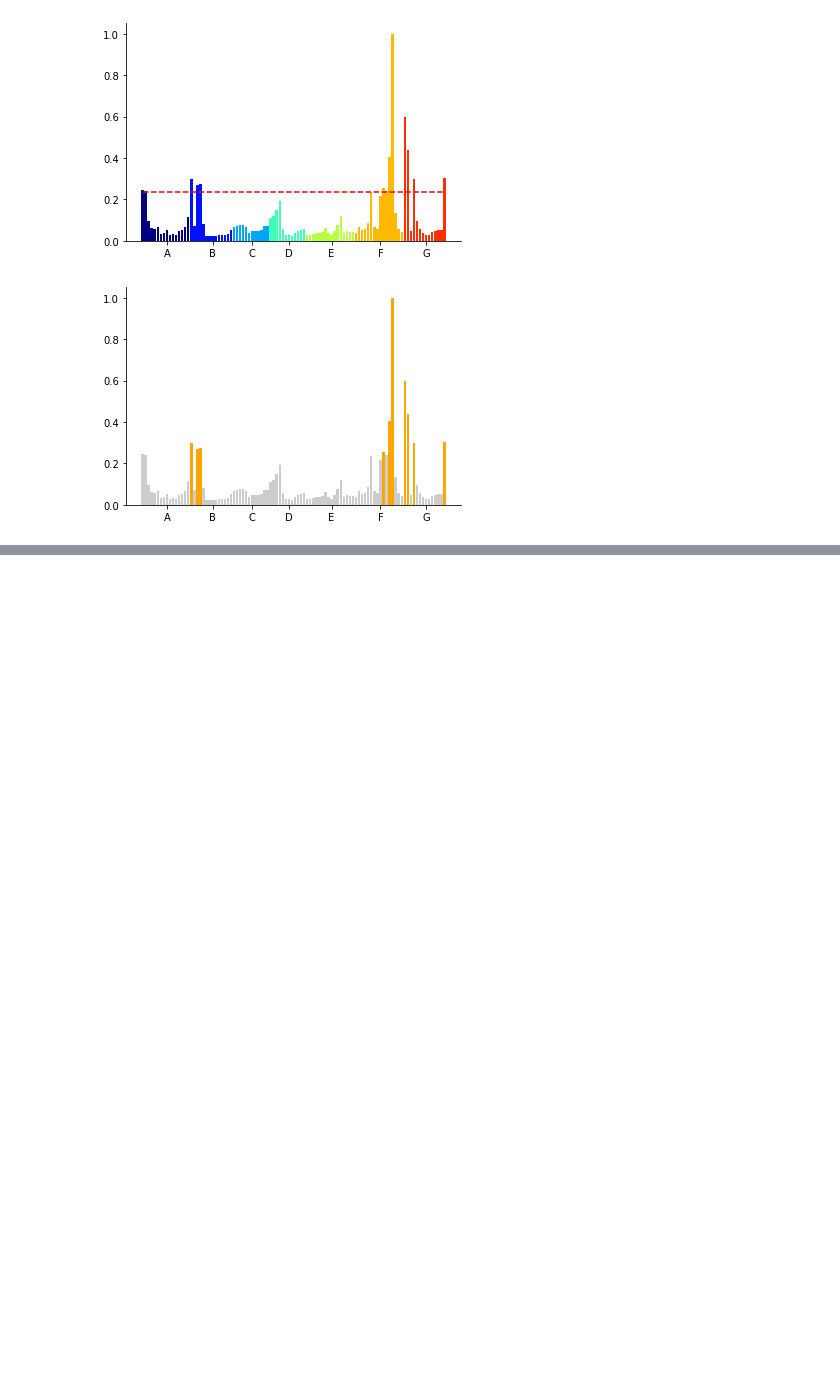
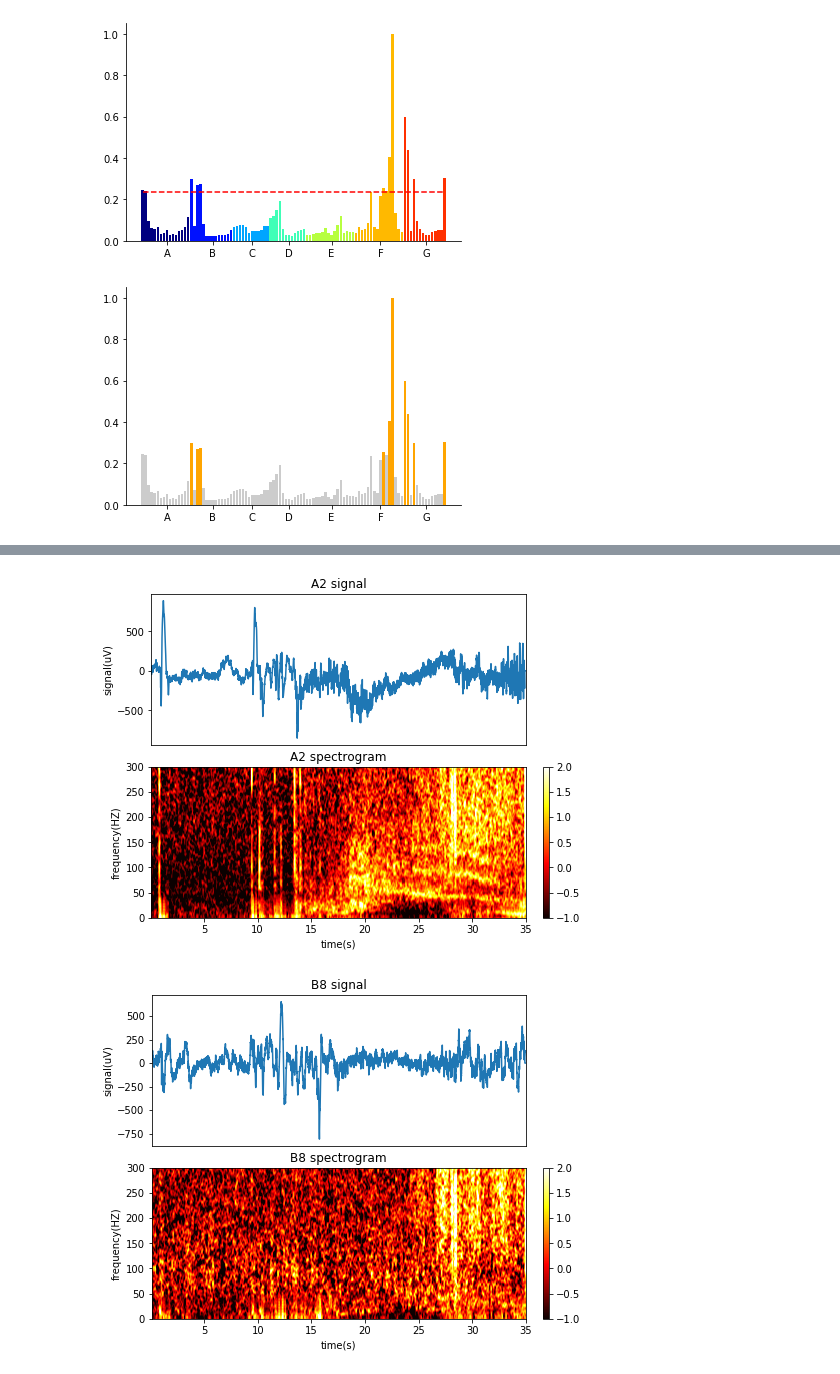
Before and after one commit to HongLabTHU/Full-band-EZ, a Jupyter notebook: main_fig.ipynb, the cells around one changed output, grey strips where cells are left out. Saved outputs shown, nothing was run; the diff lists cells and outputs as text; code cells hidden in the pictures; blank space fills up the shorter version.

```diff
--- a/main_fig.ipynb
+++ b/main_fig.ipynb
@@ -222 +222,56 @@ electrodes: ['A1' 'A2' 'A3' 'A4' 'B1' 'B2' 'B3' 'D1' 'D2' 'D3' 'D4' 'F9' 'F10' '
 [figure]
+# %%
+# plot the original signal and spectrogram of the channel within EZ
+def draw_specs_single(data, draw_ind):
+    modified_mat_data = data['modified_mat_data']
+    fs = data['fs']
+    chans_list = data['chans_list']
+    spec_win_len = 0.2
+    spec_overlap = 0.9
+    half_width = spec_win_len * fs
+    time_signal = modified_mat_data[draw_ind, :]
+    # pad zero
+    if len(time_signal) < 2*half_width:
+        tmp_data = np.zeros(2*half_width)
+        tmp_data[:len(time_signal)] = time_signal
+        time_signal = tmp_data
+    f, t, hfo_spec = spectrogram(time_signal, fs=int(fs), nperseg=int(half_width),
+                                 noverlap=int(spec_overlap * half_width),
+                                 nfft=fs, mode='magnitude')
+    hfo_new = 20 * np.log10(hfo_spec + 1e-10)
+    # cal zscore
+    dmean = np.mean(hfo_new, axis=1)
+    dstd = np.std(hfo_new, axis=1)
+    hfo_new2 = (hfo_new-dmean[:,None])/dstd[:,None]
+    hfo_new3 = gaussian_filter(hfo_new2, sigma=2)
+
+    # draw original signal
+    chan_name = chans_list[draw_ind]
+    fig = plt.figure(chan_name, figsize=(8, 6))
+    ax_raw = fig.add_axes([0.2, 0.55, 0.65, 0.35])
+    ax_raw.cla()
+    ax_raw.plot(time_signal)
+    ax_raw.set_title(chan_name + ' signal')
+    ax_raw.set_xlim([0, time_signal.shape[0]])
+    ax_raw.set_xticks([])
+    ax_raw.set_ylabel('signal(uV)')
+
+    # draw spectrogram
+    ax_spec = fig.add_axes([0.2, 0.15, 0.65, 0.35])
+    ax_spec.cla()
+    ax_spec.set_title(chan_name + ' spectrogram')
+    surf = ax_spec.pcolormesh(t, f, hfo_new3, cmap='hot', vmax=2, vmin=-1)
+    ax_spec.set_ylim((0, 300))
+    ax_spec.set_xlabel('time(s)')
+    ax_spec.set_ylabel('frequency(HZ)')
+    position = fig.add_axes([0.88, 0.15, 0.01, 0.35])
+    cb = plt.colorbar(surf, cax=position)
+    plt.show()
+
+EZ_chan_ind = data['chans_list'].index('A2')
+draw_specs_single(data, EZ_chan_ind)
+non_EZ_chan_ind = data['chans_list'].index('B8')
+draw_specs_single(data, non_EZ_chan_ind)
+# %% [output]
+[figure, added]
+[figure, added]
```
Also changed, not shown: parts of 1 cell of this notebook.
